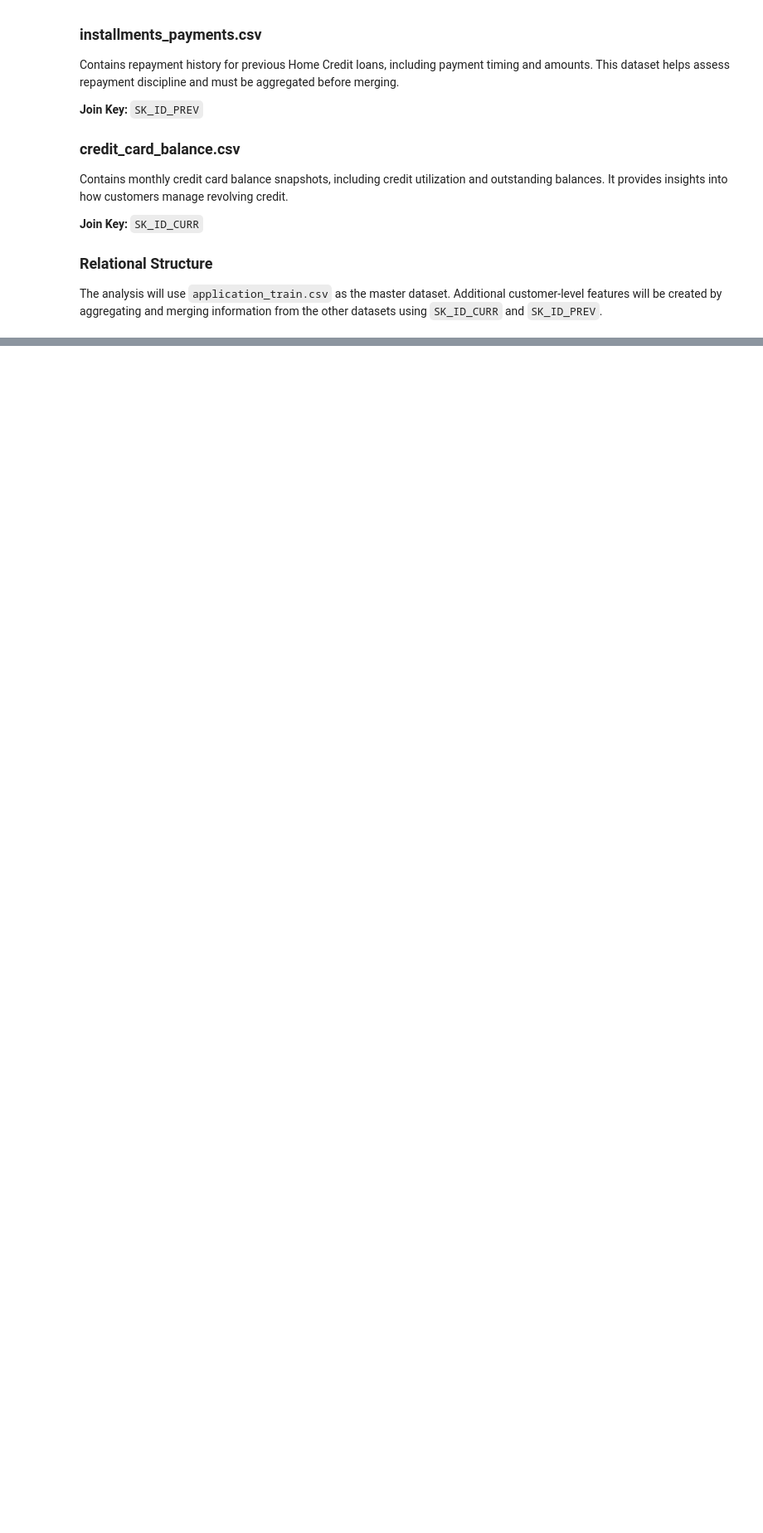
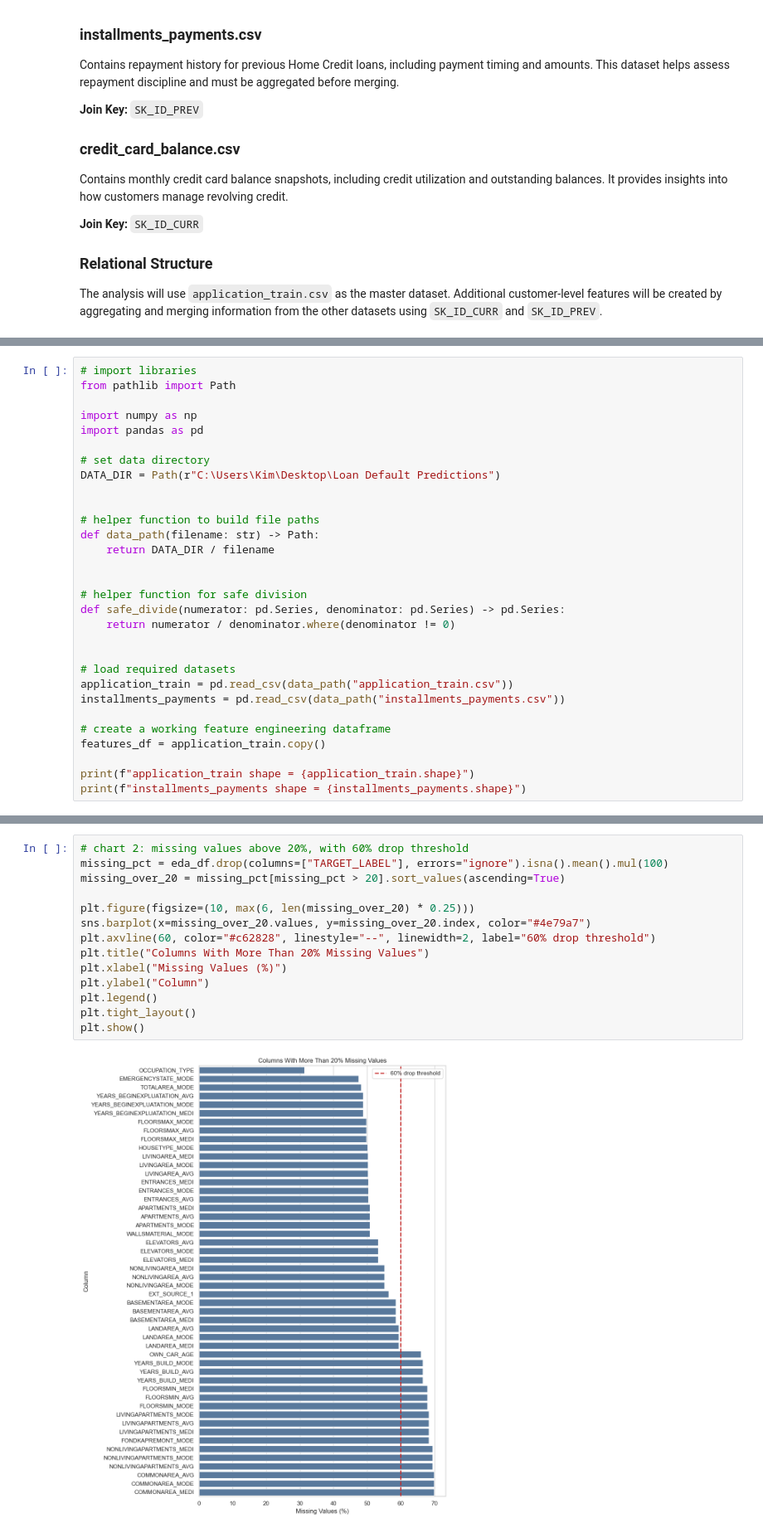
Before and after one commit to KimutaiHub/Loan-Default-Risk-Predictions, a Jupyter notebook: loan_default_risk_prediction.ipynb, the cells around one changed output, grey strips where cells are left out. Shown at 83% size. Cells and saved outputs as stored; diff of their text form; blank space fills up the shorter version.

```diff
--- a/loan_default_risk_prediction.ipynb
+++ b/loan_default_risk_prediction.ipynb
@@ -421,0 +728,30 @@ The main training file contains 307,511 applicants with an 8% default rate. Mult
+# %%
+# import libraries
+from pathlib import Path
+
+import numpy as np
+import pandas as pd
+
+# set data directory
+DATA_DIR = Path(r"C:\Users\Kim\Desktop\Loan Default Predictions")
+
+
+# helper function to build file paths
+def data_path(filename: str) -> Path:
+    return DATA_DIR / filename
+
+
+# helper function for safe division
+def safe_divide(numerator: pd.Series, denominator: pd.Series) -> pd.Series:
+    return numerator / denominator.where(denominator != 0)
+
+
+# load required datasets
+application_train = pd.read_csv(data_path("application_train.csv"))
+installments_payments = pd.read_csv(data_path("installments_payments.csv"))
+
+# create a working feature engineering dataframe
+features_df = application_train.copy()
+
+print(f"application_train shape = {application_train.shape}")
+print(f"installments_payments shape = {installments_payments.shape}")
@@ -421,0 +1056,16 @@ The main training file contains 307,511 applicants with an 8% default rate. Mult
+# %%
+# chart 2: missing values above 20%, with 60% drop threshold
+missing_pct = eda_df.drop(columns=["TARGET_LABEL"], errors="ignore").isna().mean().mul(100)
+missing_over_20 = missing_pct[missing_pct > 20].sort_values(ascending=True)
+
+plt.figure(figsize=(10, max(6, len(missing_over_20) * 0.25)))
+sns.barplot(x=missing_over_20.values, y=missing_over_20.index, color="#4e79a7")
+plt.axvline(60, color="#c62828", linestyle="--", linewidth=2, label="60% drop threshold")
+plt.title("Columns With More Than 20% Missing Values")
+plt.xlabel("Missing Values (%)")
+plt.ylabel("Column")
+plt.legend()
+plt.tight_layout()
+plt.show()
+# %% [output]
+[figure, added]
```
Also changed, not shown: parts of 88 cells of this notebook.
